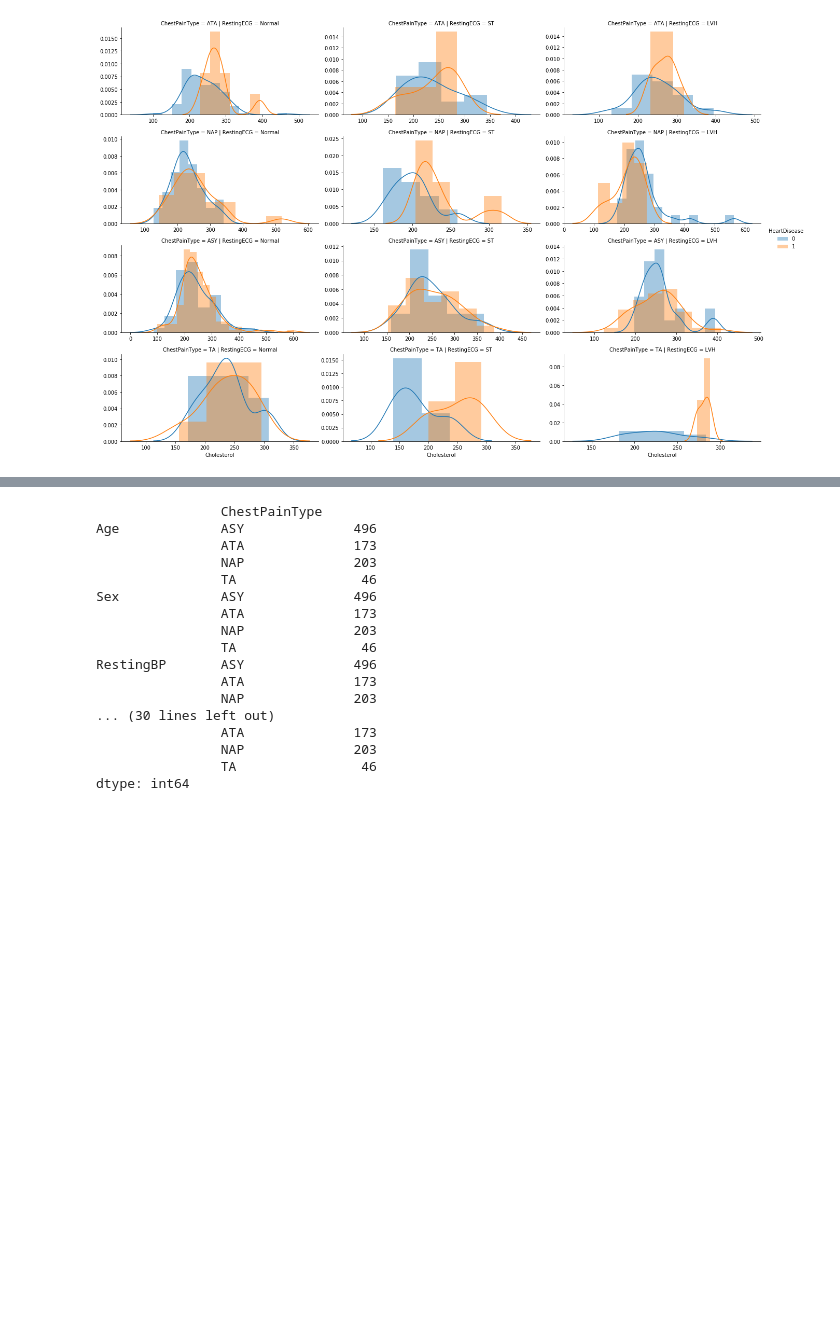
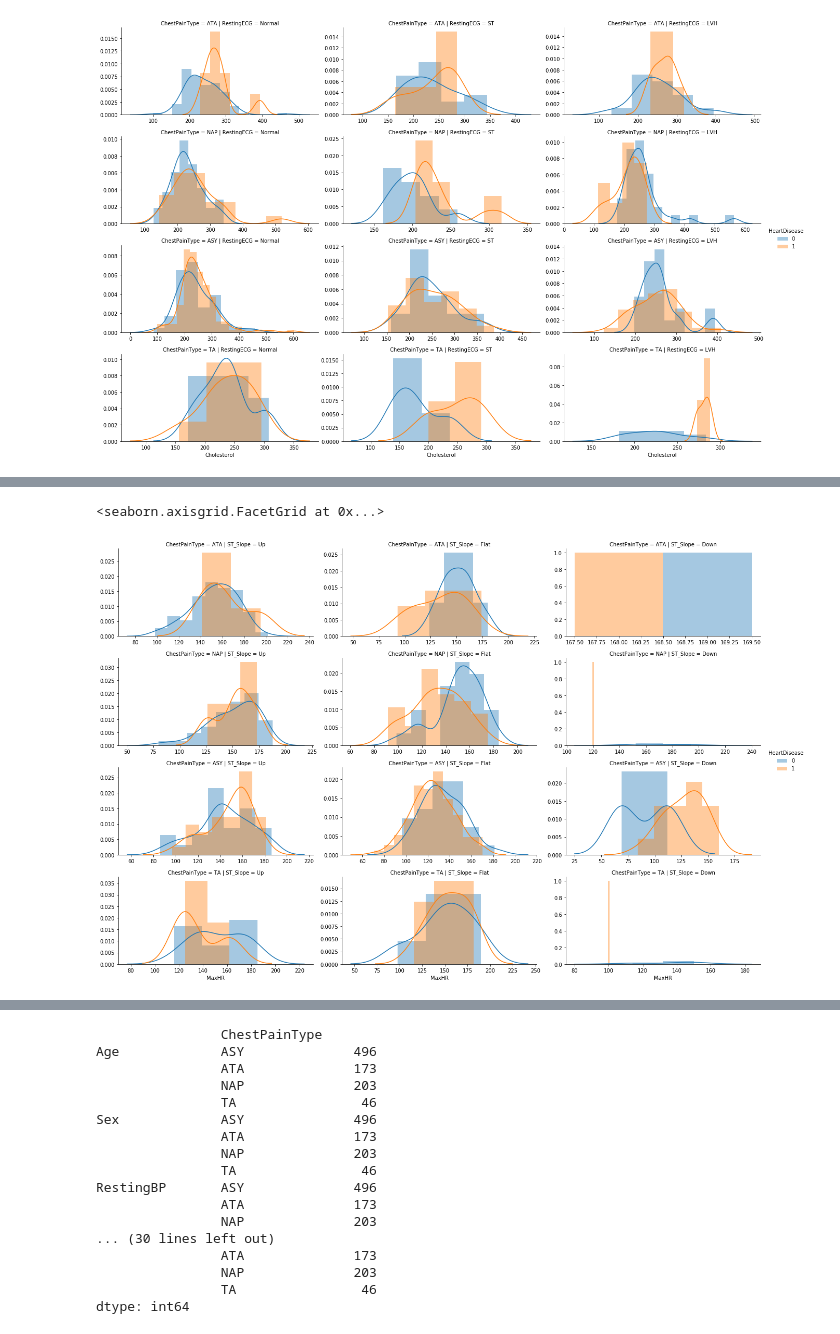
Before and after one commit to dwadziescia3/heart_failure, a Jupyter notebook: 01_eda.ipynb, the cells around one changed output, grey strips where cells are left out. Drawn from its saved outputs; the diff is of its cells as text; code cells hidden in the pictures; blank space fills up the shorter version.

```diff
--- a/01_eda.ipynb
+++ b/01_eda.ipynb
@@ -188,0 +202,13 @@ sns.FacetGrid(df[df.Cholesterol>0],
+# %%
+sns.FacetGrid(df[df.Cholesterol>0],
+              hue='HeartDisease',
+              row='ChestPainType',
+              col='ST_Slope',
+              height=3,
+              aspect=2,
+              sharex=False,
+              sharey=False,
+             ).map(sns.distplot, 'MaxHR').add_legend()
+# %% [output]
+<seaborn.axisgrid.FacetGrid at 0x...>
+[figure, added]
```
Also changed, not shown: parts of 3 cells of this notebook.
